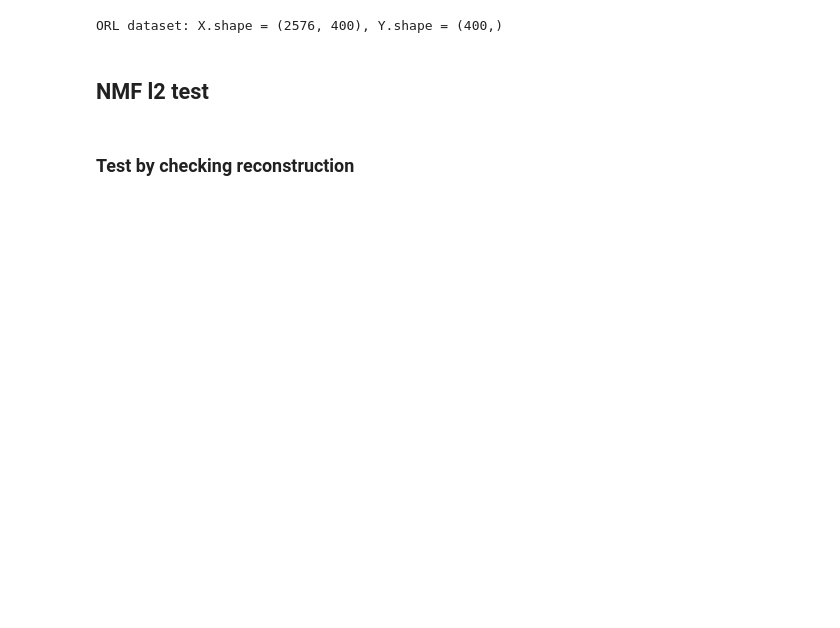
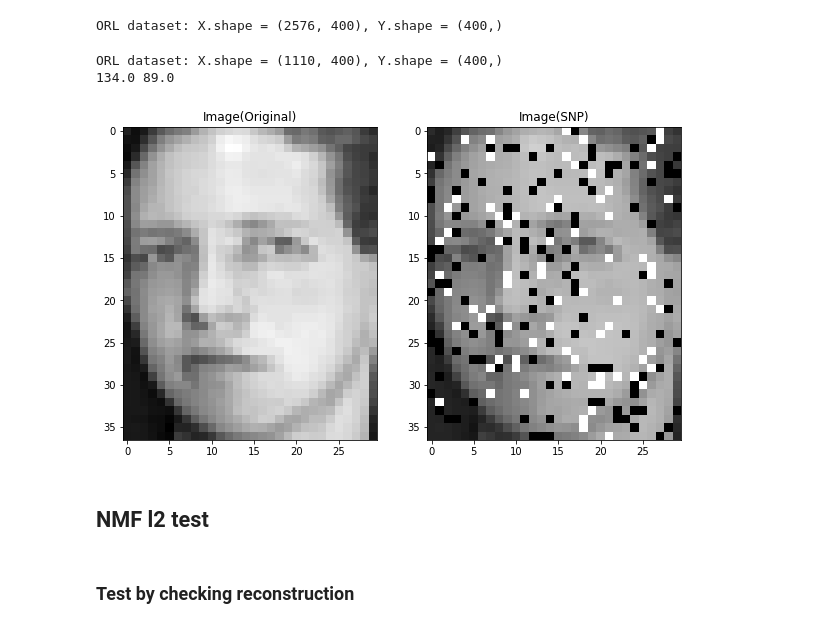
Before and after one commit to Dovermore/COMP5328NMF, a Jupyter notebook: src/nmf_test.ipynb, the cells around one changed output. Drawn from its saved outputs; the diff is of its cells as text; code cells hidden in the pictures; blank space fills up the shorter version.

```diff
--- a/src/nmf_test.ipynb
+++ b/src/nmf_test.ipynb
@@ -23,5 +23,26 @@ X, Y = load_data(root='data/ORL', reduce=2)
 print('ORL dataset: X.shape = {}, Y.shape = {}'.format(X.shape, Y.shape))
 # %% [output]
 ORL dataset: X.shape = (2576, 400), Y.shape = (400,)
+# %%
+X, Y = load_data(root='data/ORL', reduce=3)
+print('ORL dataset: X.shape = {}, Y.shape = {}'.format(X.shape, Y.shape))
+X_snp = SaltNPepper(0.2, 0.4).fit_transform(X)
+
+ind = 2
+img = X[:, ind]
+img_snp = X_snp[:, ind]
+
+plt.figure(figsize=(10,6))
+plt.subplot(121)
+plt.imshow(img.reshape(img_size[1],img_size[0]), cmap=plt.cm.gray)
+plt.title('Image(Original)')
+plt.subplot(122)
+plt.imshow(img_snp.reshape(img_size[1],img_size[0]), cmap=plt.cm.gray)
+plt.title('Image(SNP)')
+plt.show()
+# %% [output]
+ORL dataset: X.shape = (1110, 400), Y.shape = (400,)
+134.0 89.0
+[figure, added]
 # %% [markdown]
 ## NMF l2 test
```
Also changed, not shown: parts of 10 cells of this notebook.
